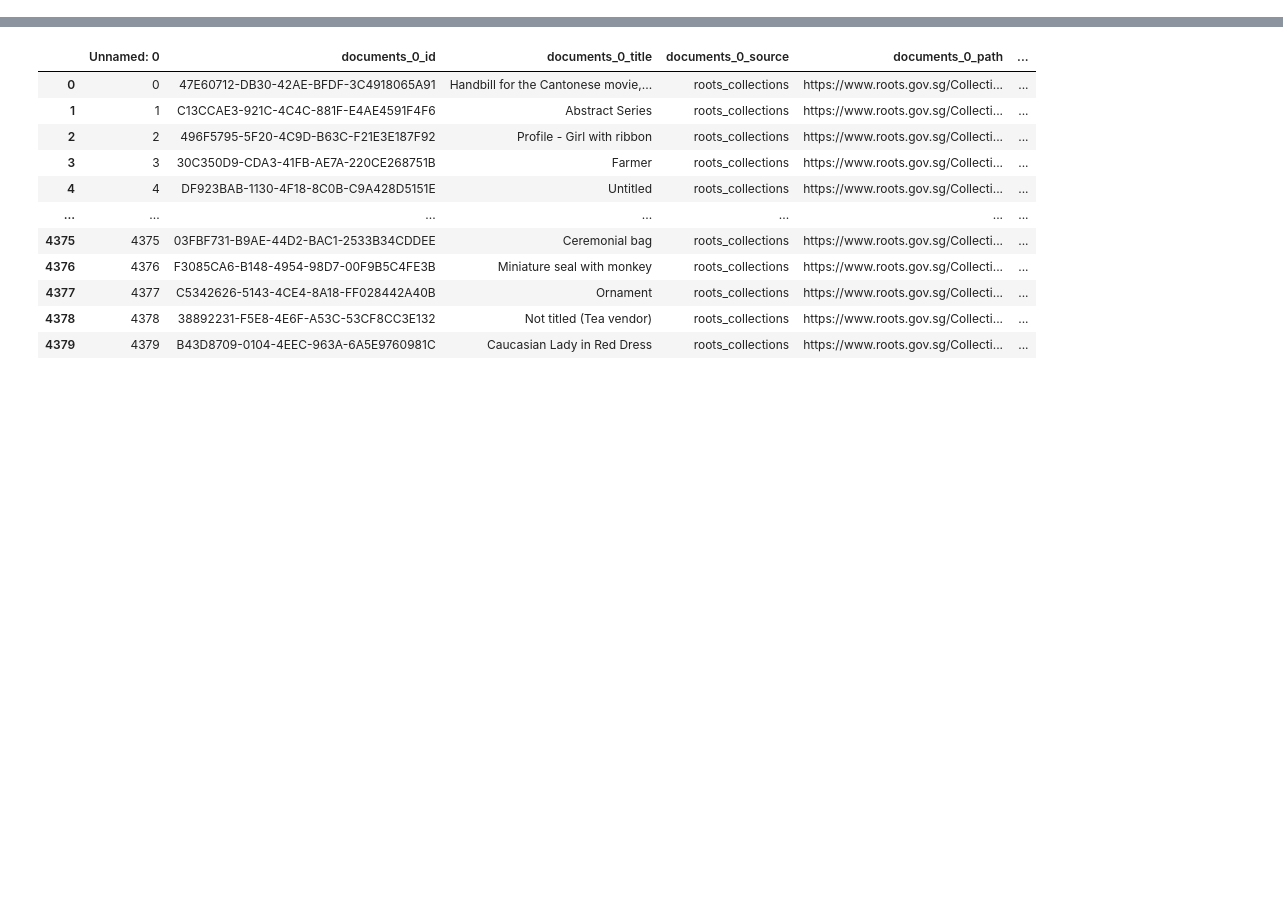
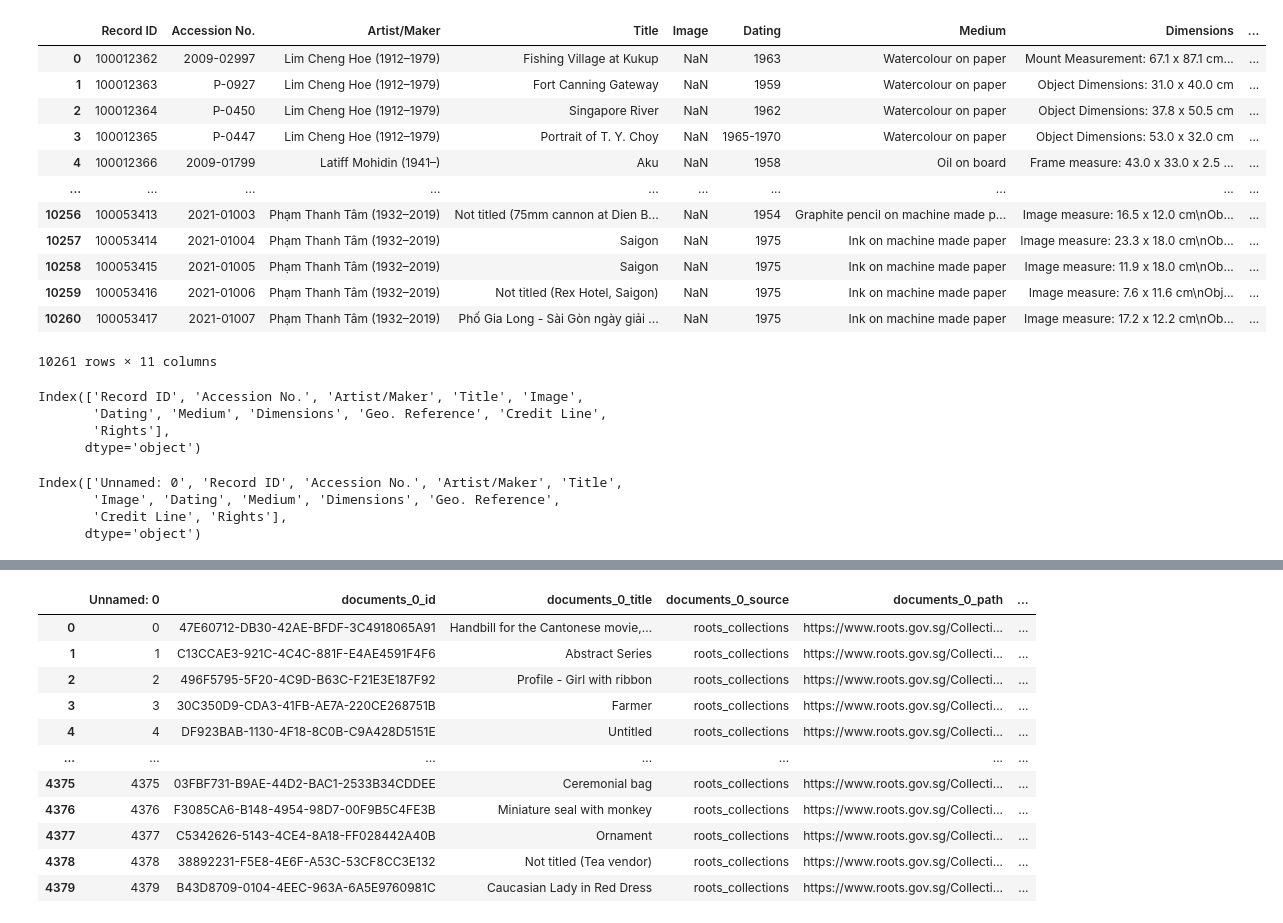
Before and after one commit to erniesg/Art-API, a Jupyter notebook: notebooks/dataclean.ipynb, the cells around one changed output, grey strips where cells are left out. Drawn from its saved outputs; the diff is of its cells as text; code cells hidden in the pictures; blank space fills up the shorter version.

Commit message:
indexing based on ngs artplus data

```diff
--- a/notebooks/dataclean.ipynb
+++ b/notebooks/dataclean.ipynb
@@ -1,2 +1,27 @@
 # %%
 import pandas as pd
+# %%
+df=pd.read_excel("../raw_data/csv/data_csv_Artplus 220808 List of Gallery works.xlsx", dtype='str')
+# %%
+df
+# %% [output]
+|  | Record ID | Accession No. | Artist/Maker | Title | Image | Dating | Medium | Dimensions | ... |
+| 0 | 100012362 | 2009-02997 | Lim Cheng Hoe (1912–1979) | Fishing Village at Kukup | NaN | 1963 | Watercolour on paper | Mount Measurement: 67.1 x 87.1 cm... | ... |
+| 1 | 100012363 | P-0927 | Lim Cheng Hoe (1912–1979) | Fort Canning Gateway | NaN | 1959 | Watercolour on paper | Object Dimensions: 31.0 x 40.0 cm | ... |
+| 2 | 100012364 | P-0450 | Lim Cheng Hoe (1912–1979) | Singapore River | NaN | 1962 | Watercolour on paper | Object Dimensions: 37.8 x 50.5 cm | ... |
+| 3 | 100012365 | P-0447 | Lim Cheng Hoe (1912–1979) | Portrait of T. Y. Choy | NaN | 1965-1970 | Watercolour on paper | Object Dimensions: 53.0 x 32.0 cm | ... |
+| 4 | 100012366 | 2009-01799 | Latiff Mohidin (1941–) | Aku | NaN | 1958 | Oil on board | Frame measure: 43.0 x 33.0 x 2.5 ... | ... |
+| ... | ... | ... | ... | ... | ... | ... | ... | ... | ... |
+| 10256 | 100053413 | 2021-01003 | Phạm Thanh Tâm (1932–2019) | Not titled (75mm cannon at Dien B... | NaN | 1954 | Graphite pencil on machine made p... | Image measure: 16.5 x 12.0 cm\nOb... | ... |
+| 10257 | 100053414 | 2021-01004 | Phạm Thanh Tâm (1932–2019) | Saigon | NaN | 1975 | Ink on machine made paper | Image measure: 23.3 x 18.0 cm\nOb... | ... |
+| 10258 | 100053415 | 2021-01005 | Phạm Thanh Tâm (1932–2019) | Saigon | NaN | 1975 | Ink on machine made paper | Image measure: 11.9 x 18.0 cm\nOb... | ... |
+| 10259 | 100053416 | 2021-01006 | Phạm Thanh Tâm (1932–2019) | Not titled (Rex Hotel, Saigon) | NaN | 1975 | Ink on machine made paper | Image measure: 7.6 x 11.6 cm\nObj... | ... |
+| 10260 | 100053417 | 2021-01007 | Phạm Thanh Tâm (1932–2019) | Phố Gia Long - Sài Gòn ngày giải ... | NaN | 1975 | Ink on machine made paper | Image measure: 17.2 x 12.2 cm\nOb... | ... |
+10261 rows × 11 columns
+# %%
+df.columns
+# %% [output]
+Index(['Record ID', 'Accession No.', 'Artist/Maker', 'Title', 'Image',
+       'Dating', 'Medium', 'Dimensions', 'Geo. Reference', 'Credit Line',
+       'Rights'],
+      dtype='object')
@@ -3 +32,8 @@ import pandas as pd
+# %%
+df2.columns
+# %% [output]
+Index(['Unnamed: 0', 'Record ID', 'Accession No.', 'Artist/Maker', 'Title',
+       'Image', 'Dating', 'Medium', 'Dimensions', 'Geo. Reference',
+       'Credit Line', 'Rights'],
+      dtype='object')
 # %%
```
Also changed, not shown: parts of 5 cells of this notebook, 2 other files.
